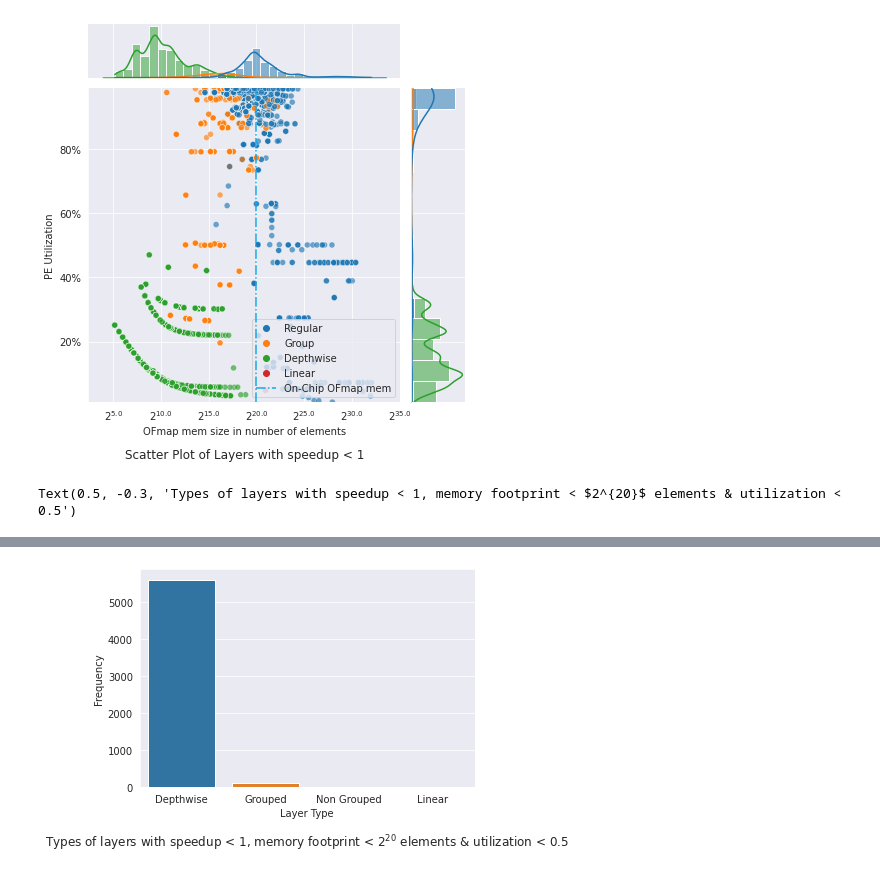
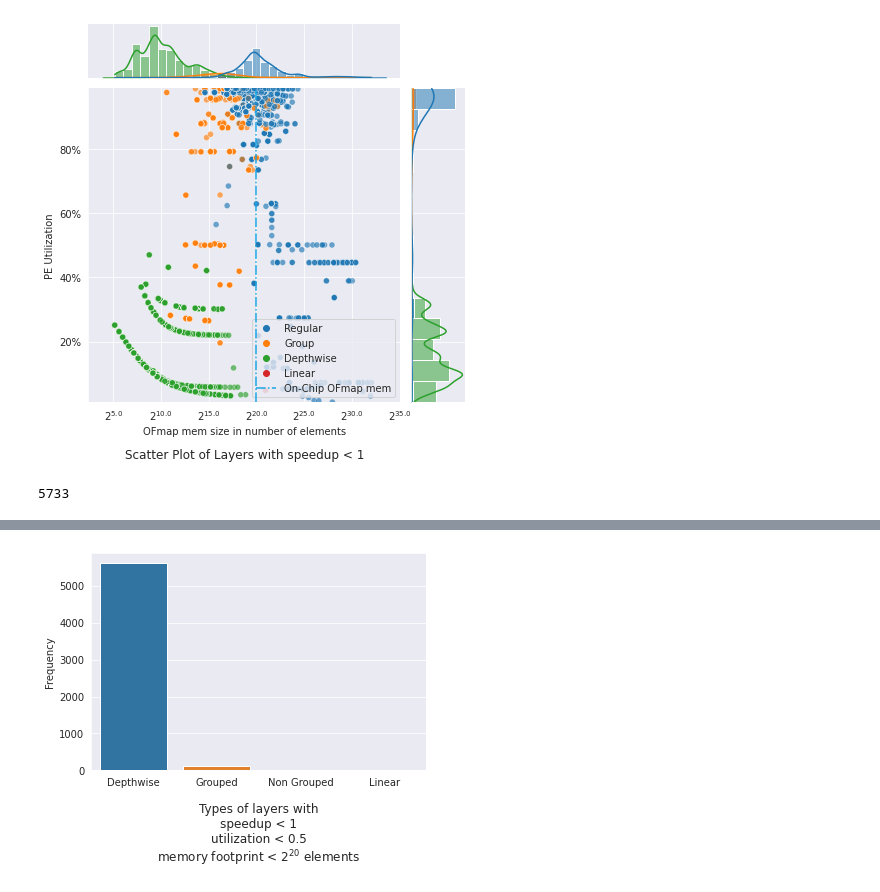
Before and after one commit to asultan123/hero-sim, a Jupyter notebook: scripts/utilization.ipynb, the cells around one changed output, grey strips where cells are left out. Cells and saved outputs as stored; diff of their text form; code cells hidden in the pictures.

Commit message:
utilization tentative done

```diff
--- a/scripts/utilization.ipynb
+++ b/scripts/utilization.ipynb
@@ -241,7 +238,7 @@ slow_layers.loc[slow_layers.index.isin(non_conv_layers.index), "Layer Type"] = "
 
 counts = pd.DataFrame(
     {
-        "Layer Type": ["Depthwise", "Grouped", "Non Grouped", "Linear"],
+        "": ["Depthwise", "Grouped", "Non Grouped", "Linear"],
         "Frequency": [
             len(depthwise_layers),
             len(grouped_conv_layers),
@@ -250,9 +247,9 @@ counts = pd.DataFrame(
         ],
     }
 )
-plt = se.barplot(data=counts, x="Layer Type", y="Frequency")
+plt = se.barplot(data=counts, x="", y="Frequency")
 plt.set_title(
-    r"Types of layers with speedup < 1, memory footprint < $2^{20}$ elements & utilization < " + str(util_ub), y=-0.3
+    "Types of layers with\nspeedup < 1\n" + "utilization < " + str(util_ub) + '\n' + r"memory footprint < $2^{20}$ elements" , y=-0.45
 )
 # %% [output]
-Text(0.5, -0.3, 'Types of layers with speedup < 1, memory footprint < $2^{20}$ elements & utilization < 0.5')
+5733
@@ -259,4 +260,4 @@ Text(0.5, -0.3, 'Types of layers with speedup < 1, memory footprint < $2^{20}$ e
-[figure, old version]
+[figure, new version]
 # %%
 arch_metrics = pd.read_csv(
     "../data/arch_metrics_iofmap_1mb.csv",
```
Also changed, not shown: parts of 12 cells of this notebook.
